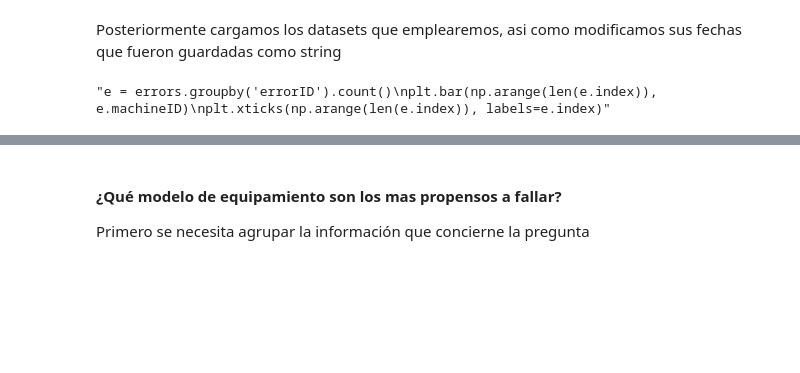
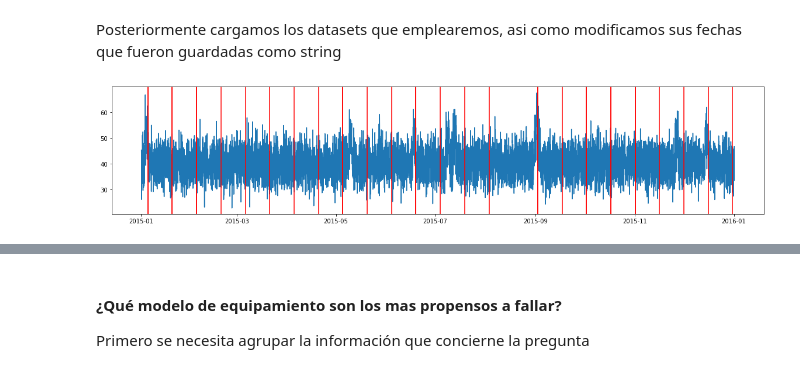
Before and after one commit to Brami01/TIC_Project_PM, a Jupyter notebook: main.ipynb, the cells around one changed output, grey strips where cells are left out. Saved outputs shown, nothing was run; the diff lists cells and outputs as text; code cells hidden in the pictures; blank space fills up the shorter version.

```diff
--- a/main.ipynb
+++ b/main.ipynb
@@ -116,9 +116,12 @@ maint['datetime'] = pd.to_datetime(maint['datetime'])
 
 telemetry =  pd.read_csv('data/PdM_telemetry.csv')
 telemetry['datetime'] = pd.to_datetime(telemetry['datetime'])
-# %%
-'''e = errors.groupby('errorID').count()
-plt.bar(np.arange(len(e.index)), e.machineID)
-plt.xticks(np.arange(len(e.index)), labels=e.index)'''
-# %% [output]
-"e = errors.groupby('errorID').count()\nplt.bar(np.arange(len(e.index)), e.machineID)\nplt.xticks(np.arange(len(e.index)), labels=e.index)"
+# %%
+plt.figure(figsize=(20,4))
+machineID = 1
+tele = 'vibration'
+plt.plot(telemetry[telemetry['machineID'] == machineID]['datetime'], telemetry[telemetry['machineID'] == machineID][tele])
+for date in maint[(maint['machineID'] == machineID) & (maint['datetime'] >= pd.to_datetime('2015-01-01'))]['datetime']:
+    plt.axvline(date, color = 'red', label = 'axvline - full height')
+# %% [output]
+[figure, added]
```
Also changed, not shown: parts of 6 cells of this notebook.
